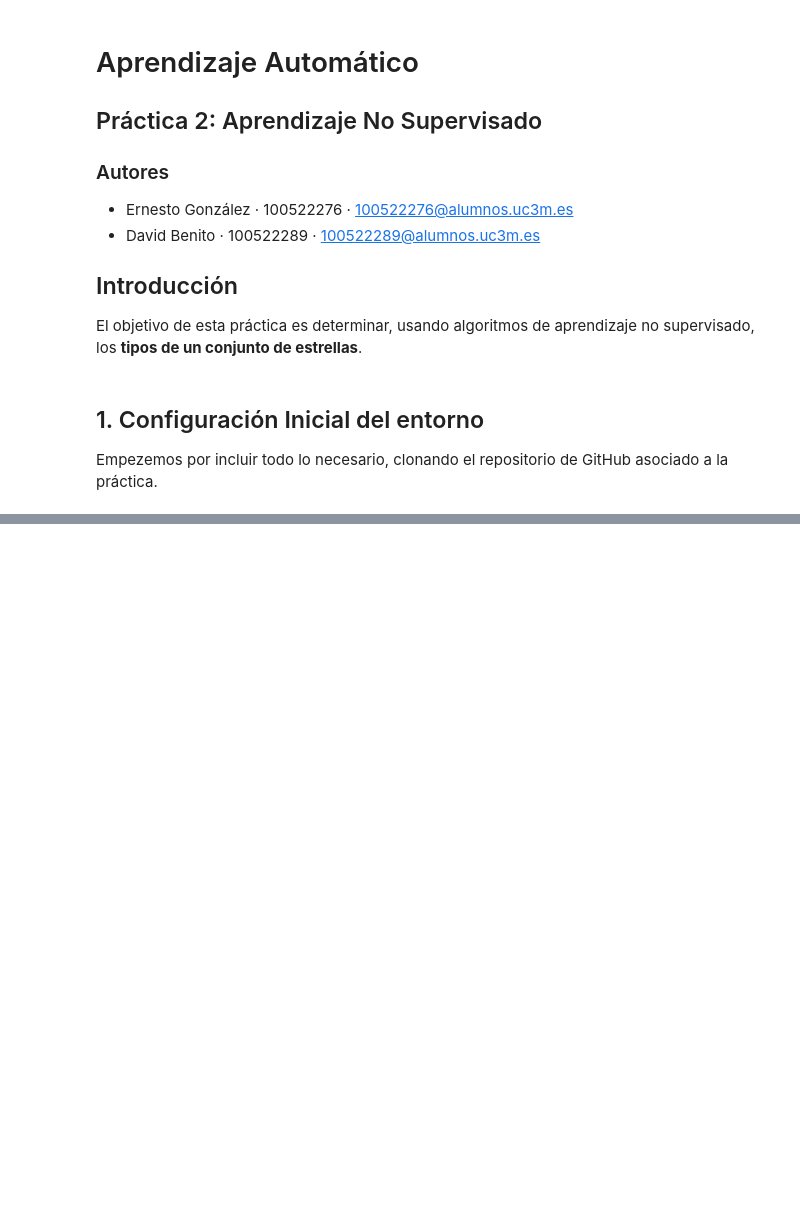
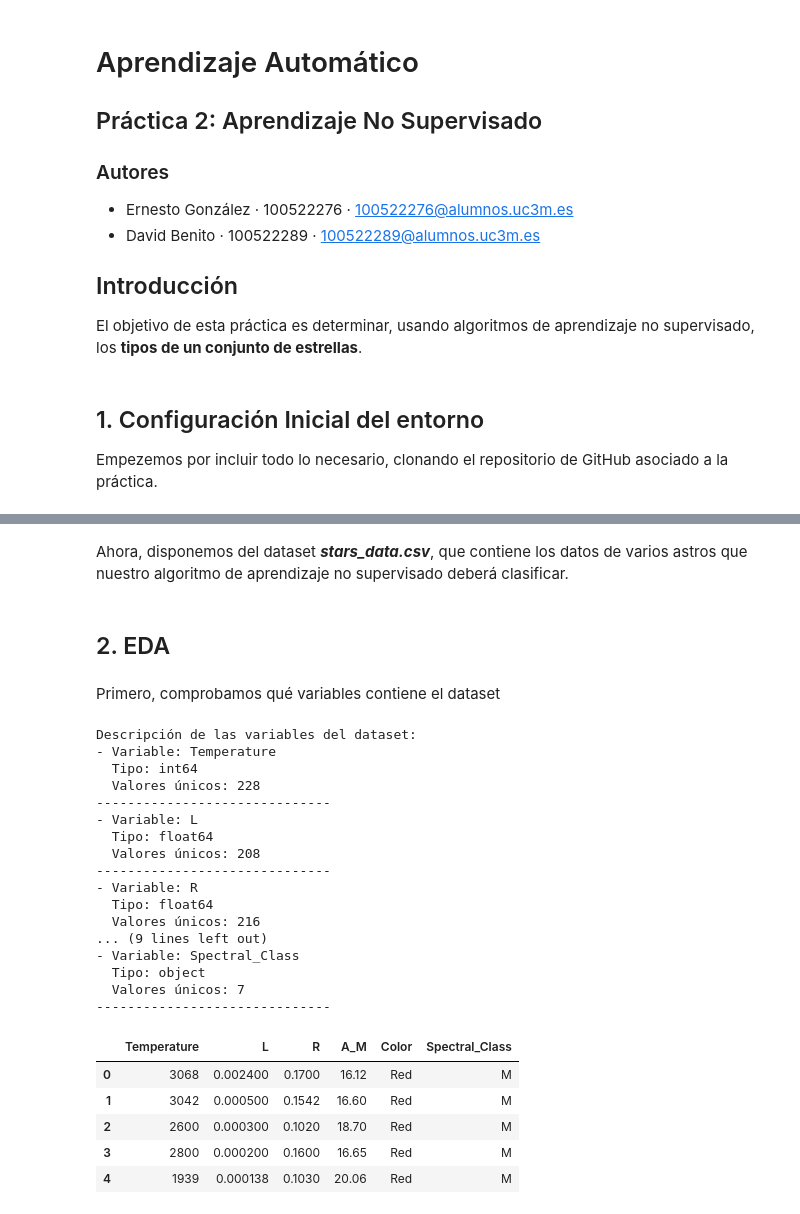
Before and after one commit to 100522289/p2-aprendizaje-automatico-100522276-100522289, a Jupyter notebook: 2_aprendizaje_no_supervisado.ipynb, the cells around one changed output, grey strips where cells are left out. Cells and saved outputs as stored; diff of their text form; code cells hidden in the pictures; blank space fills up the shorter version.

```diff
--- a/2_aprendizaje_no_supervisado.ipynb
+++ b/2_aprendizaje_no_supervisado.ipynb
@@ -22,0 +17,51 @@ Resolving deltas: 100% (2/2), done.
+# %% [markdown]
+Ahora, disponemos del dataset ***stars_data.csv***, que contiene los datos de varios astros que nuestro algoritmo de aprendizaje no supervisado deberá clasificar.
+# %% [markdown]
+## 2. EDA
+# %% [markdown]
+Primero, comprobamos qué variables contiene el dataset
+# %%
+import pandas as pd
+import numpy as np
+from sklearn import preprocessing
+
+# Cargar el dataset
+file_path = 'p2-aprendizaje-automatico-100522276-100522289/stars_data.csv'
+df = pd.read_csv(file_path)
+
+# Descripción personalizada de las variables
+print("Descripción de las variables del dataset:")
+for col in df.columns:
+    dtype = df[col].dtype
+    unique_vals = df[col].nunique()
+    print(f"- Variable: {col}")
+    print(f"  Tipo: {dtype}")
+    print(f"  Valores únicos: {unique_vals}")
+    print("-" * 30)
+
+# Mostrar las primeras filas
+display(df.head())
+# %% [output]
+Descripción de las variables del dataset:
+- Variable: Temperature
+  Tipo: int64
+  Valores únicos: 228
+------------------------------
+- Variable: L
+  Tipo: float64
+  Valores únicos: 208
+------------------------------
+- Variable: R
+  Tipo: float64
+  Valores únicos: 216
+... (9 lines left out)
+- Variable: Spectral_Class
+  Tipo: object
+  Valores únicos: 7
+------------------------------
+|  | Temperature | L | R | A_M | Color | Spectral_Class |
+| 0 | 3068 | 0.002400 | 0.1700 | 16.12 | Red | M |
+| 1 | 3042 | 0.000500 | 0.1542 | 16.60 | Red | M |
+| 2 | 2600 | 0.000300 | 0.1020 | 18.70 | Red | M |
+| 3 | 2800 | 0.000200 | 0.1600 | 16.65 | Red | M |
+| 4 | 1939 | 0.000138 | 0.1030 | 20.06 | Red | M |
```
Also changed, not shown: parts of 4 cells of this notebook.
